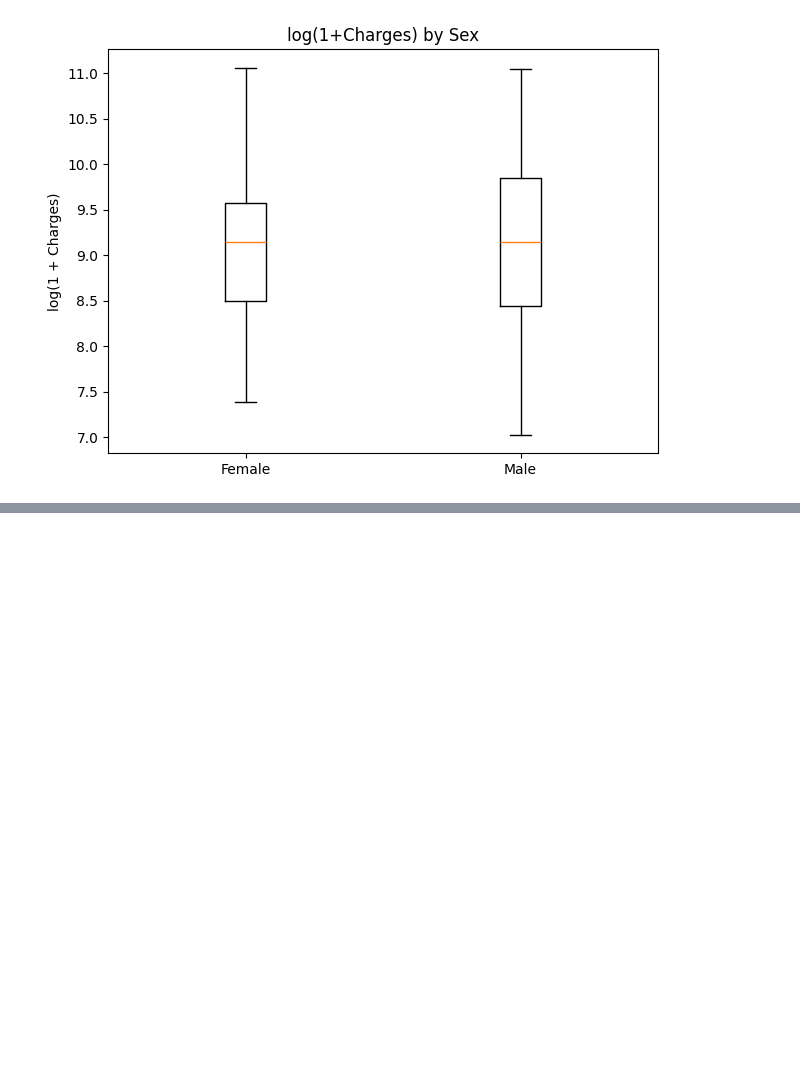
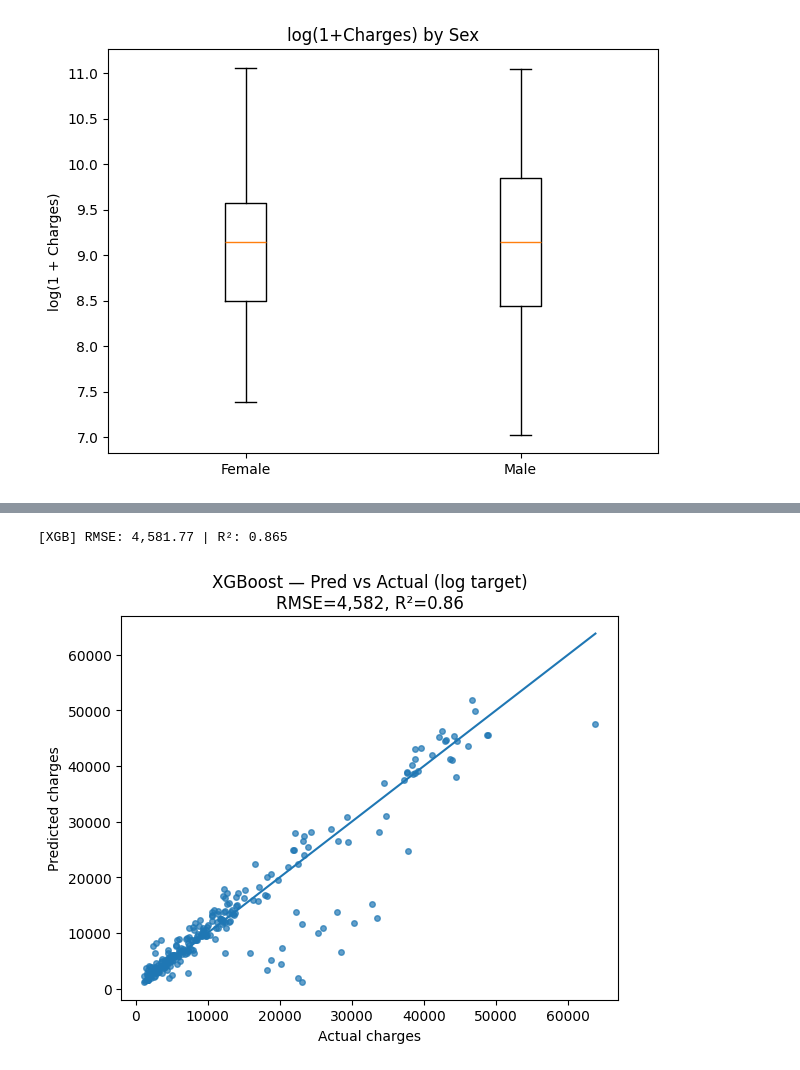
Before and after one commit to grayycc/datathon-2025, a Jupyter notebook: final.ipynb, the cells around one changed output, grey strips where cells are left out. Cells and saved outputs as stored; diff of their text form; code cells hidden in the pictures; blank space fills up the shorter version.

```diff
--- a/final.ipynb
+++ b/final.ipynb
@@ -87,0 +193,62 @@ plt.show()
+# %%
+from sklearn.model_selection import train_test_split
+from sklearn.preprocessing import OneHotEncoder, StandardScaler
+from sklearn.compose import ColumnTransformer
+from sklearn.pipeline import Pipeline
+from sklearn.linear_model import LinearRegression
+from sklearn.metrics import mean_squared_error, r2_score
+from xgboost import XGBRegressor
+
+USE_LOG_TARGET = True  # set True to model log(1+charges)
+
+features = ['age', 'sex', 'bmi', 'smoker', 'region']
+target   = 'charges'
+
+X = df[features].copy()
+y = np.log1p(df[target]) if USE_LOG_TARGET else df[target].copy()
+
+X_train, X_test, y_train, y_test = train_test_split(X, y, test_size=0.2, random_state=42)
+
+num_cols = ['age', 'bmi']
+cat_cols = ['sex', 'smoker', 'region']
+
+pre = ColumnTransformer([
+    ("num", "passthrough", num_cols),
+    ("cat", OneHotEncoder(handle_unknown="ignore", sparse_output=False), cat_cols),
+])
+
+model = XGBRegressor(
+    n_estimators=900, learning_rate=0.04, max_depth=4,
+    subsample=0.9, colsample_bytree=0.9, random_state=42, n_jobs=-1, tree_method="hist",
+    reg_lambda=10.0
+)
+
+pipe = Pipeline([("prep", pre), ("model", model)])
+pipe.fit(X_train, y_train)
+
+y_pred = pipe.predict(X_test)
+if USE_LOG_TARGET:  # invert for metrics in dollars
+    y_true_plot = np.expm1(y_test)
+    y_pred_plot = np.expm1(y_pred)
+else:
+    y_true_plot = y_test
+    y_pred_plot = y_pred
+
+rmse = mean_squared_error(y_true_plot, y_pred_plot) ** 0.5
+r2   = r2_score(y_true_plot, y_pred_plot)
+print(f"[XGB] RMSE: {rmse:,.2f} | R²: {r2:.3f}")
+
+# Matplotlib: Predicted vs Actual
+plt.figure(figsize=(6,5))
+plt.scatter(y_true_plot, y_pred_plot, s=16, alpha=0.7)
+lo, hi = float(min(y_true_plot.min(), y_pred_plot.min())), float(max(y_true_plot.max(), y_pred_plot.max()))
+plt.plot([lo, hi], [lo, hi])
+plt.xlabel("Actual charges")
+plt.ylabel("Predicted charges")
+ttl = "XGBoost — Pred vs Actual" + (" (log target)" if USE_LOG_TARGET else "")
+plt.title(f"{ttl}\nRMSE={rmse:,.0f}, R²={r2:.2f}")
+plt.tight_layout()
+plt.show()
+# %% [output]
+[XGB] RMSE: 4,581.77 | R²: 0.865
+[figure, added]
```
Also changed, not shown: parts of 4 cells of this notebook, 1 other file.
